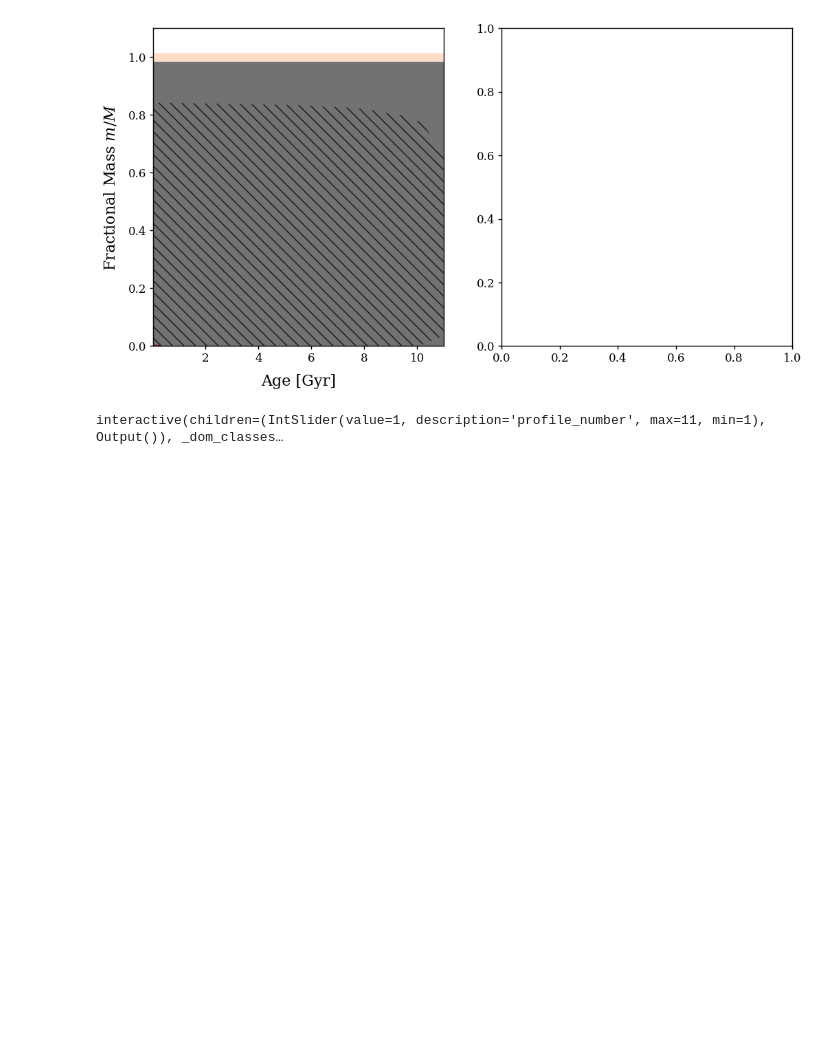
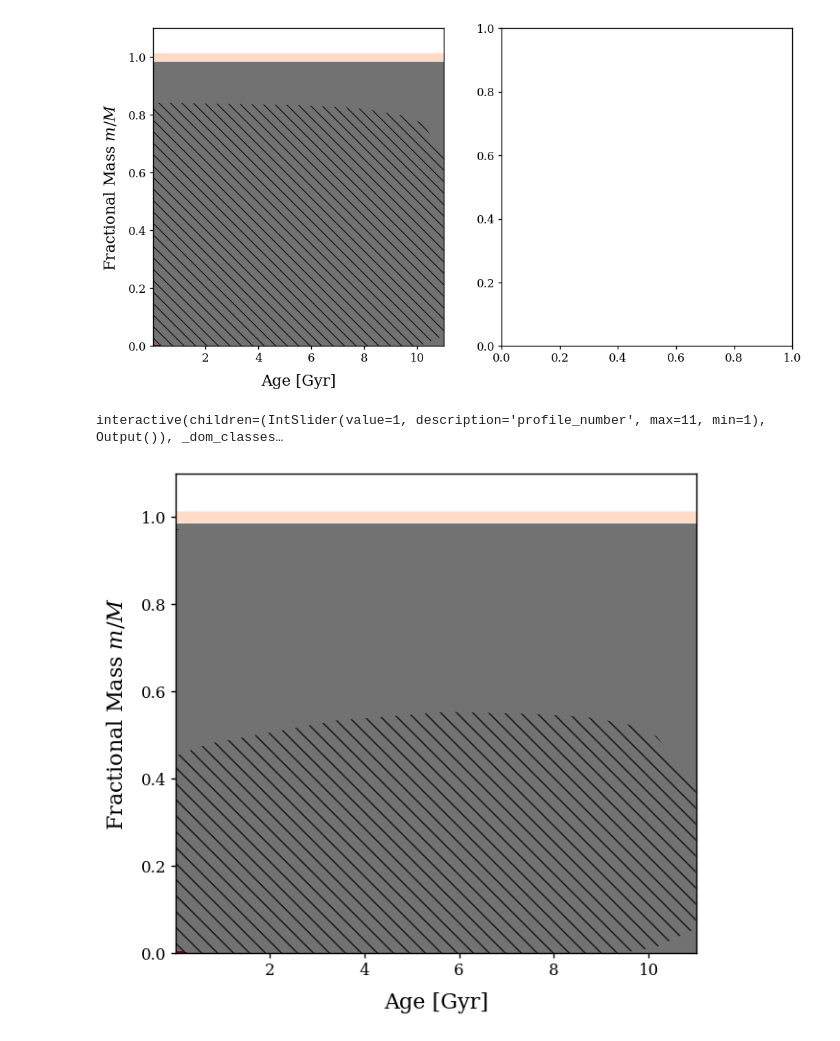
Before and after one commit to earlbellinger/mesagrid, a Jupyter notebook: docs/plotting.ipynb, the cells around one changed output. Saved outputs shown, nothing was run; the diff lists cells and outputs as text; code cells hidden in the pictures; blank space fills up the shorter version.

Commit message:
kippenhahn burning threshold

```diff
--- a/docs/plotting.ipynb
+++ b/docs/plotting.ipynb
@@ -45,3 +45,7 @@ star_plots.plot_structure(track)
 # %% [output]
 [figure]
 interactive(children=(IntSlider(value=1, description='profile_number', max=11, min=1), Output()), _dom_classes…
+# %%
+star_plots.plot_kippenhahn(track)
+# %% [output]
+[figure, added]
```
Also changed, not shown: parts of 2 cells of this notebook, 1 other file.
